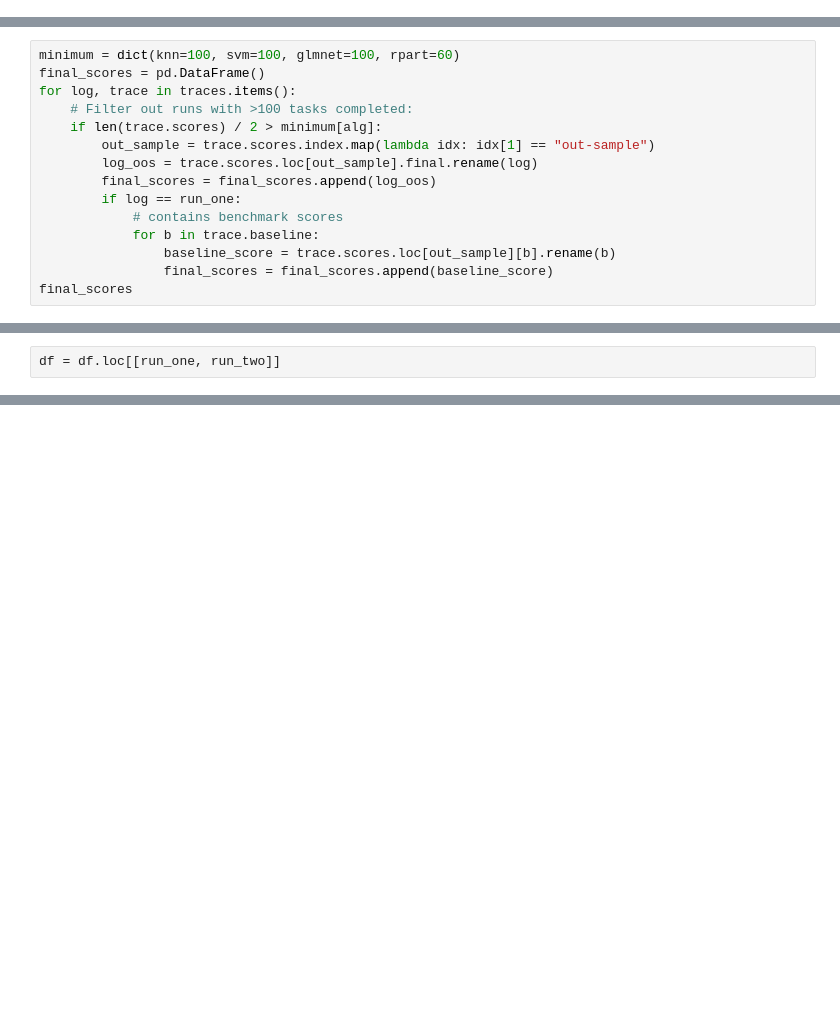
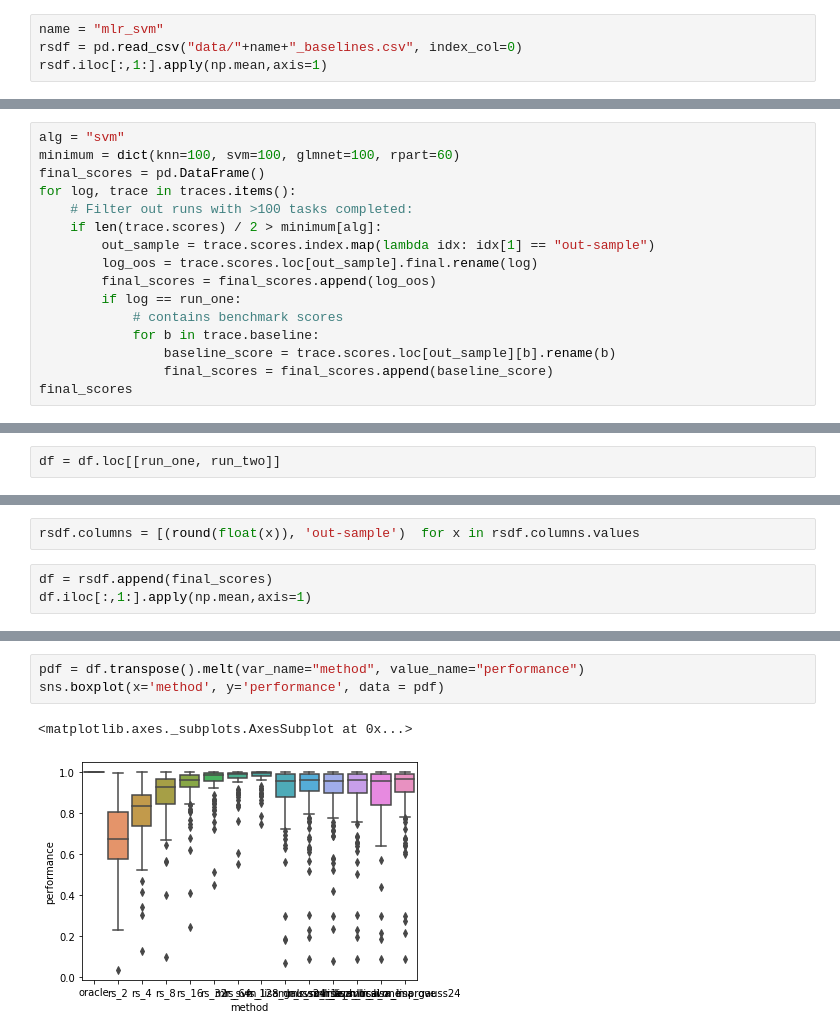
Before and after one commit to PGijsbers/symbolicdefaults, a Jupyter notebook: LogParsing.ipynb, the cells around one changed output, grey strips where cells are left out. Saved outputs shown, nothing was run; the diff lists cells and outputs as text; blank space fills up the shorter version.

```diff
--- a/LogParsing.ipynb
+++ b/LogParsing.ipynb
@@ -435,0 +456,4 @@ in_sample_comparisons
+# %%
+name = "mlr_svm"
+rsdf = pd.read_csv("data/"+name+"_baselines.csv", index_col=0)
+rsdf.iloc[:,1:].apply(np.mean,axis=1)
@@ -448,5 +487,6 @@ symbolic_best       True
 dtype: bool
 # %%
+alg = "svm"
 minimum = dict(knn=100, svm=100, glmnet=100, rpart=60)
 final_scores = pd.DataFrame()
 for log, trace in traces.items():
@@ -529,0 +557,5 @@ KeyError: 'svm_cst'
+# %%
+rsdf.columns = [(round(float(x)), 'out-sample')  for x in rsdf.columns.values
+# %%
+df = rsdf.append(final_scores)
+df.iloc[:,1:].apply(np.mean,axis=1)
@@ -529,0 +578,6 @@ KeyError: 'svm_cst'
+# %%
+pdf = df.transpose().melt(var_name="method", value_name="performance")
+sns.boxplot(x='method', y='performance', data = pdf)
+# %% [output]
+<matplotlib.axes._subplots.AxesSubplot at 0x...>
+[figure, added]
```
Also changed, not shown: parts of 22 cells of this notebook, 1 other file.
